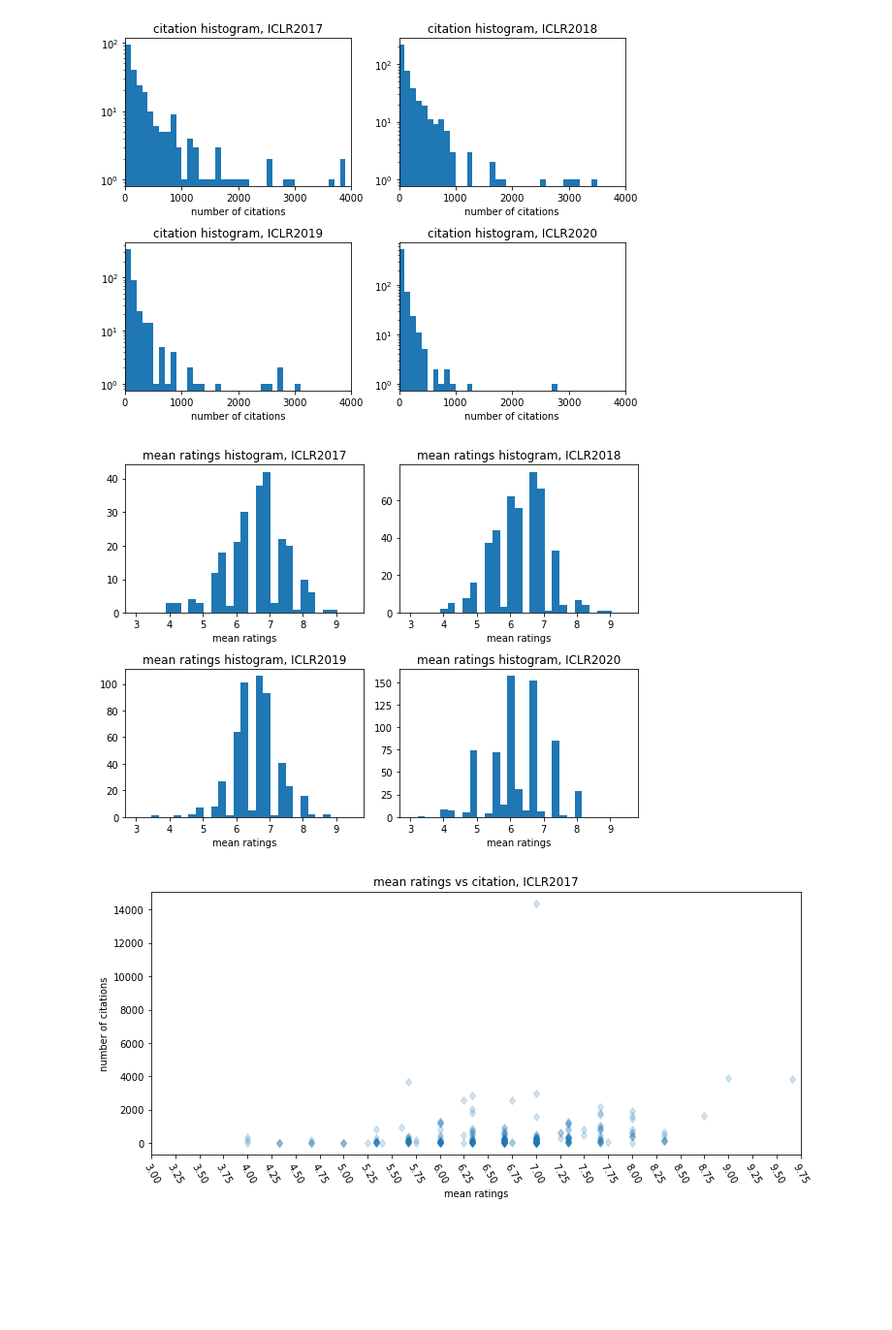
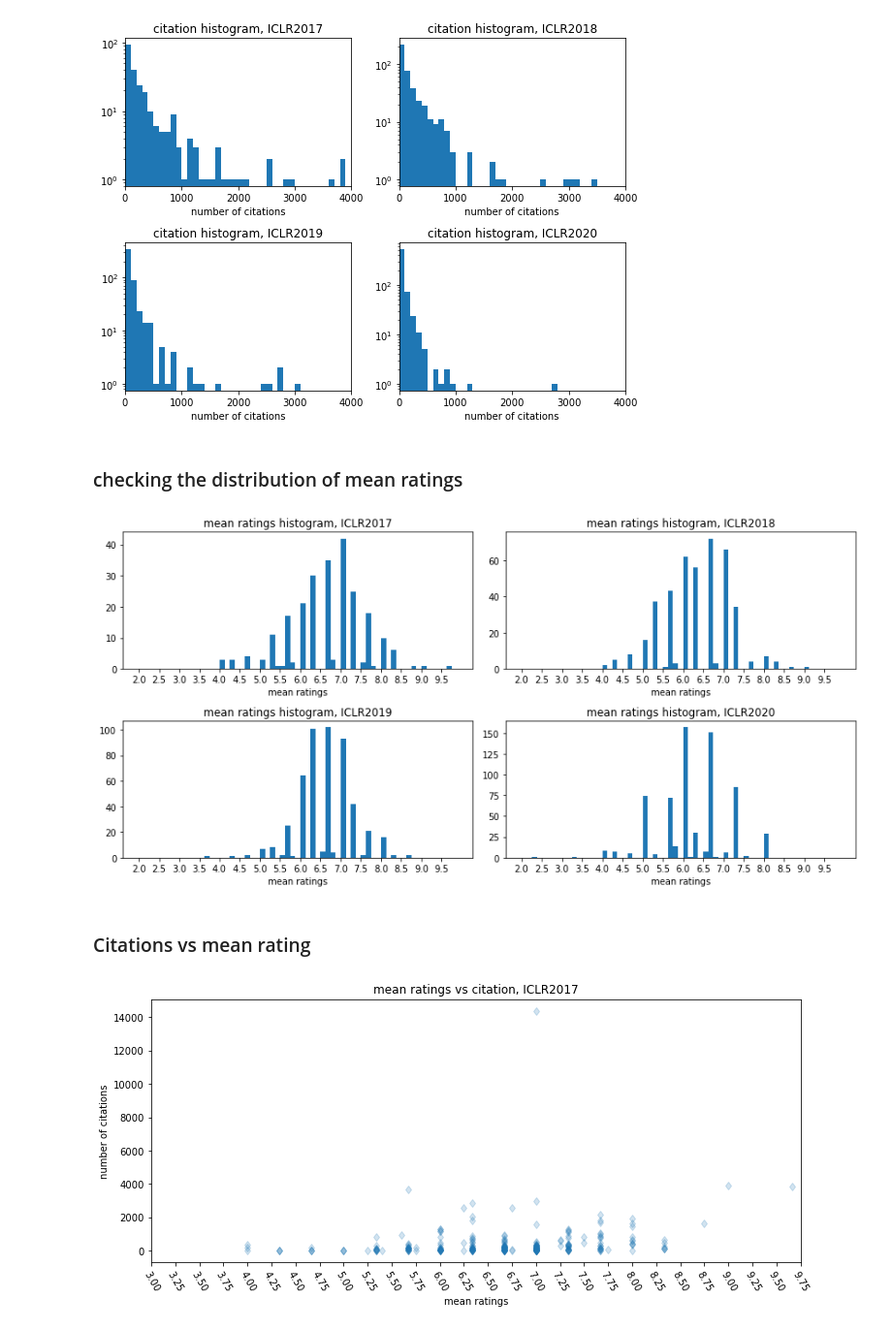
Before and after one commit to isingmodel/openreview_ratings_vs_citations, a Jupyter notebook: analysis_ipynb/test_analysis_22_04_29.ipynb, the cells around one changed output. Shown at 97% size. Drawn from its saved outputs; the diff is of its cells as text; code cells hidden in the pictures; blank space fills up the shorter version.

```diff
--- a/analysis_ipynb/test_analysis_22_04_29.ipynb
+++ b/analysis_ipynb/test_analysis_22_04_29.ipynb
@@ -20,6 +21,7 @@ def df_preprocessing(df_list):
     for idx, df in enumerate(df_list):
         df["mean_rating"] = [np.mean(rating) for rating in df.rating]
         df["var_rating"] = [np.var(rating) for rating in df.rating]
+        df["std_rating"] = [np.std(rating) for rating in df.rating]
         df["numer_of_ratings"] = [len(r) for r in df.rating]
         df = df.loc[df.numer_of_ratings > 2].reset_index(drop=True)
         df_list[idx] = df
@@ -58,17 +62,24 @@ plt.tight_layout()
 plt.show()
 # %% [output]
 [figure]
+# %% [markdown]
+### checking the distribution of mean ratings
 # %%
-plt.figure(figsize=(8, 6))
+
+plt.figure(figsize=(12, 6))
 for idx, df in enumerate(dfs):
     plt.subplot(2,2, idx+1)
-    bins = np.linspace(3, 9.5, 30)
+    bins = np.arange(2, 10, 0.125)
     plt.hist(df.mean_rating, bins=bins)
     plt.xlabel("mean ratings")
     plt.title(f"mean ratings histogram, ICLR{names[idx]}")
-#     plt.xlim(0, 4000)
+    plt.xticks(np.arange(2, 10, 0.5))
 plt.tight_layout()
+
+
 plt.show()
 # %% [output]
-[figure, old version]
+[figure, new version]
+# %% [markdown]
+### Citations vs mean rating
 # %%
```
Also changed, not shown: parts of 16 cells of this notebook, 2 other files.
